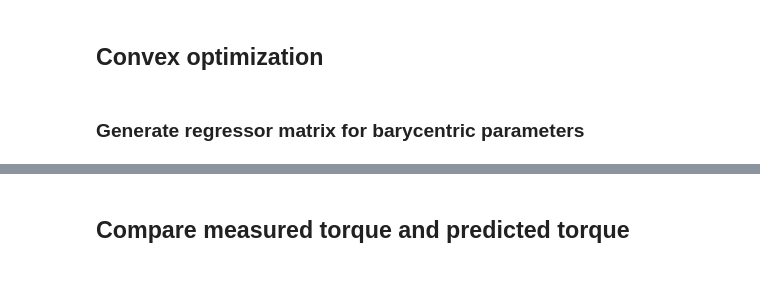
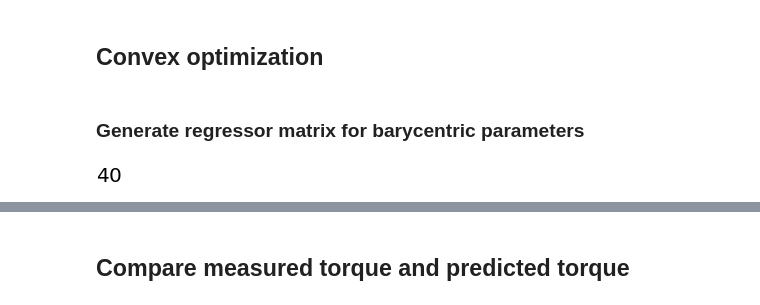
Before and after one commit to WPI-AIM/dvrk_dynamics_identification, a Jupyter notebook: main.ipynb, the cells around one changed output, grey strips where cells are left out. Saved outputs shown, nothing was run; the diff lists cells and outputs as text; code cells hidden in the pictures; blank space fills up the shorter version.

```diff
--- a/main.ipynb
+++ b/main.ipynb
@@ -322,6 +322,10 @@ from identification import SDPOpt
 bary_param_num = len(robot_def.bary_params)
 H_func = dyn.H_func
 W, tau_s = gen_regressor(bary_param_num, H_func, q_f, dq_f, ddq_f, tau_f)
+# %%
+len(robot_def.std_params)
+# %% [output]
+[figure, added]
 # %%
 # constraint order: (min_m, max_m, min_x, max_x, min_y, max_y, min_z, max_z)
 # sdp_constraints = [(1, 10, -0.05, 0.05, 0, 0.1, 0, 0.2),
```
Also changed, not shown: parts of 17 cells of this notebook, 3 other files.
